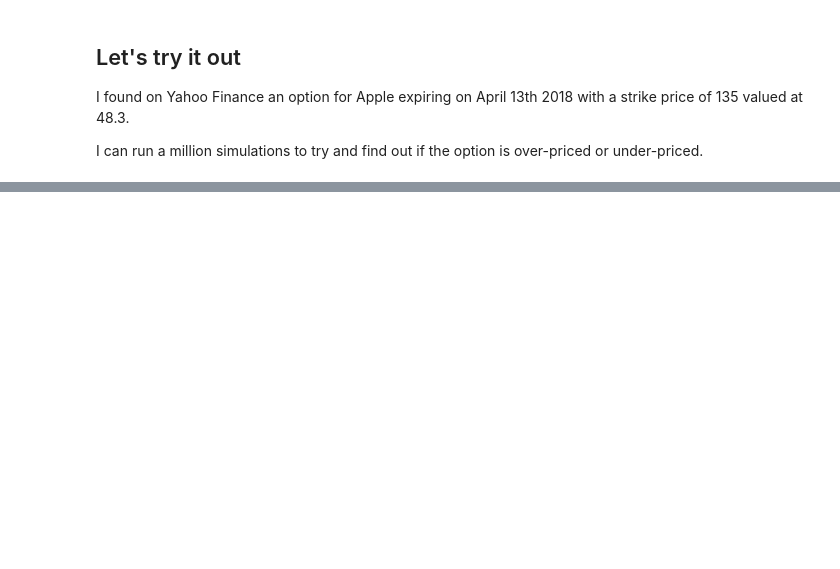
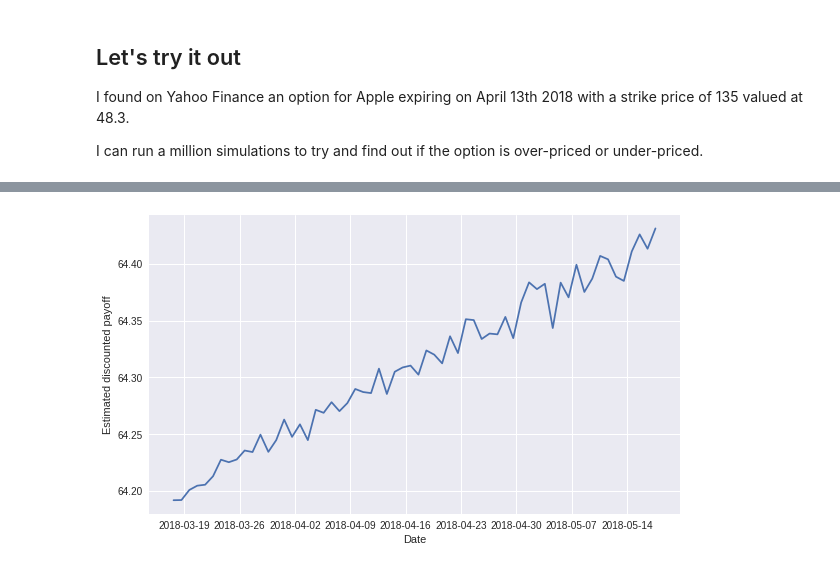
Before and after one commit to fontanierh/monte_carlo, a Jupyter notebook: monte_carlo_options.ipynb, the cells around one changed output, grey strips where cells are left out. Drawn from its saved outputs; the diff is of its cells as text; code cells hidden in the pictures; blank space fills up the shorter version.

```diff
--- a/monte_carlo_options.ipynb
+++ b/monte_carlo_options.ipynb
@@ -103,7 +108,7 @@ def black_scholes(S, r, sig, Tmt, n):
     r: float, the annualized risk free rate
     sig: float, the annualized volatility of the underlying stock
     Tmt: float, "T minus t" meaning the remaining time before the expiry date,
-      expressed as a % of the year
+      expressed as a % of a year
     n: number of outcomes to simulate
    output:
     numpy.array of shape (n,) containing the n simulations
@@ -181,0 +197,32 @@ print("Estimated price:", estimated_price)
+# %%
+symbol = 'FB'
+exchange = 'NASDAQ'
+expiry_date = '2018-05-18'
+strike_price = 120
+
+nb_simulations = 1000000
+
+stock = get_stock(symbol, exchange)
+S = stock['Close'][-1]
+vol = get_stock_annualized_volatility(stock)
+
+start_date = datetime.now() + timedelta(days=2)
+exp_datetime = datetime.strptime(expiry_date, '%Y-%m-%d')
+dates = []
+simulations = []
+while start_date <= exp_datetime:
+  dates.append(start_date)
+  simulation = simulate(S, vol, start_date.strftime('%Y-%m-%d'), RISK_FREE_RATE,
+                        strike_price, nb_simulations)
+  simulations.append(simulation)
+  start_date += timedelta(days=1)
+
+prices = [simulation['Discounted payoff'].mean() for simulation in simulations]
+
+matplotlib.rcParams['figure.figsize'] = [9.5, 5.5]
+plt.plot(dates, prices)
+plt.ylabel('Estimated discounted payoff')
+plt.xlabel('Date')
+plt.show()
+# %% [output]
+[figure, added]
```
Also changed, not shown: parts of 11 cells of this notebook.
